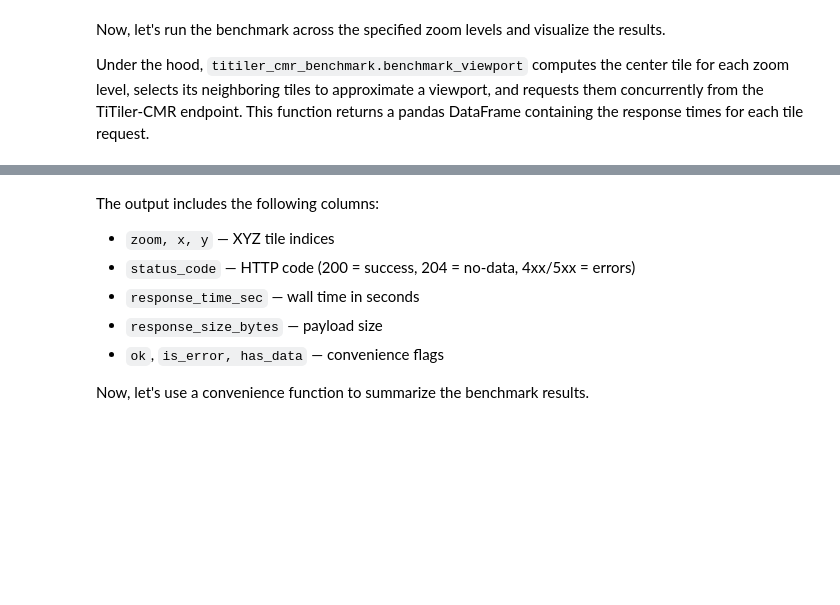
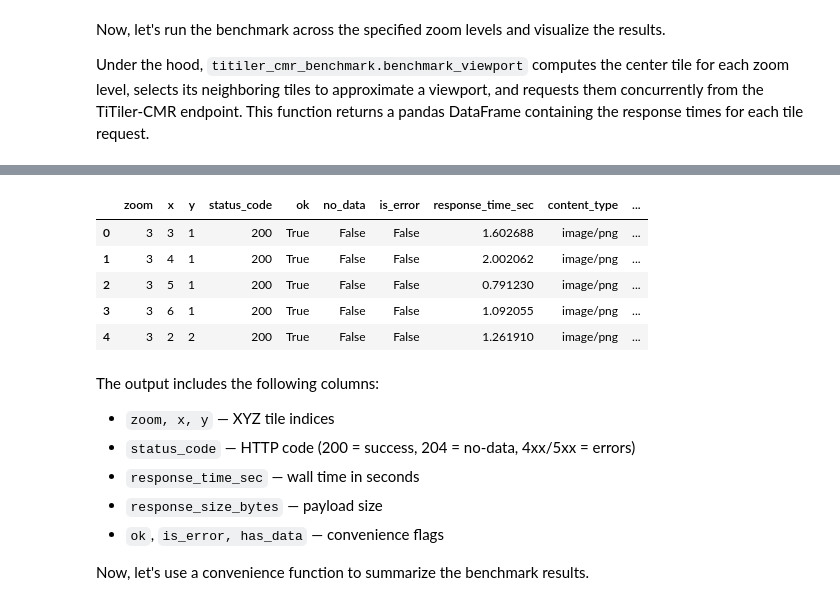
Before and after one commit to developmentseed/datacube-guide, a Jupyter notebook: docs/titiler-cmr/titiler-cmr-benchmark.ipynb, the cells around one changed output, grey strips where cells are left out. Drawn from its saved outputs; the diff is of its cells as text; code cells hidden in the pictures; blank space fills up the shorter version.

```diff
--- a/docs/titiler-cmr/titiler-cmr-benchmark.ipynb
+++ b/docs/titiler-cmr/titiler-cmr-benchmark.ipynb
@@ -136,3 +131,12 @@ Zoom 20: 3x3 tiles (9 total)
+# %%
+df_viewport.head()
+# %% [output]
+|  | zoom | x | y | status_code | ok | no_data | is_error | response_time_sec | content_type | ... |
+| 0 | 3 | 3 | 1 | 200 | True | False | False | 1.602688 | image/png | ... |
+| 1 | 3 | 4 | 1 | 200 | True | False | False | 2.002062 | image/png | ... |
+| 2 | 3 | 5 | 1 | 200 | True | False | False | 0.791230 | image/png | ... |
+| 3 | 3 | 6 | 1 | 200 | True | False | False | 1.092055 | image/png | ... |
+| 4 | 3 | 2 | 2 | 200 | True | False | False | 1.261910 | image/png | ... |
 # %% [markdown]
 The output includes the following columns:
 
```
Also changed, not shown: parts of 16 cells of this notebook, 1 other file.
